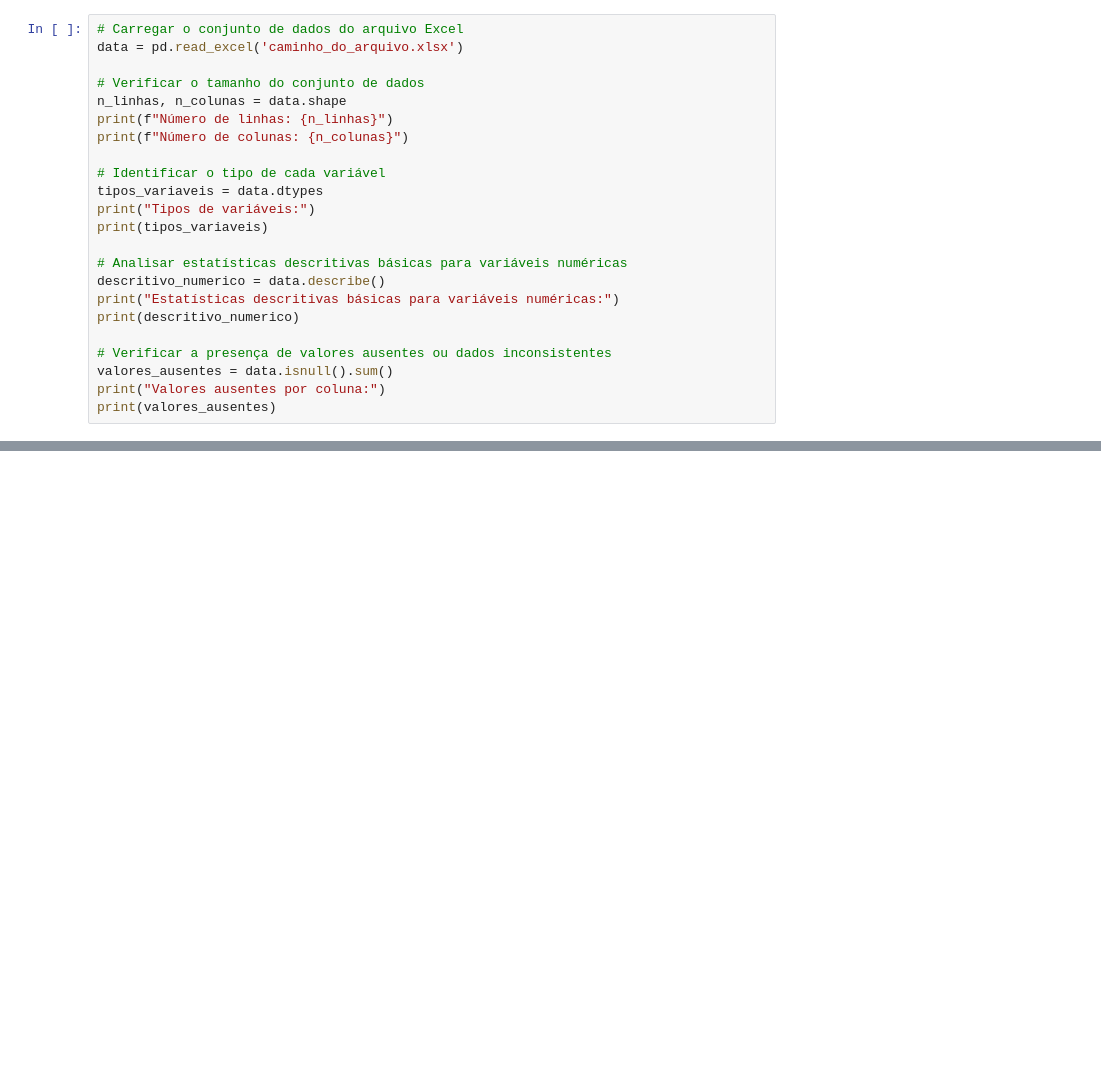
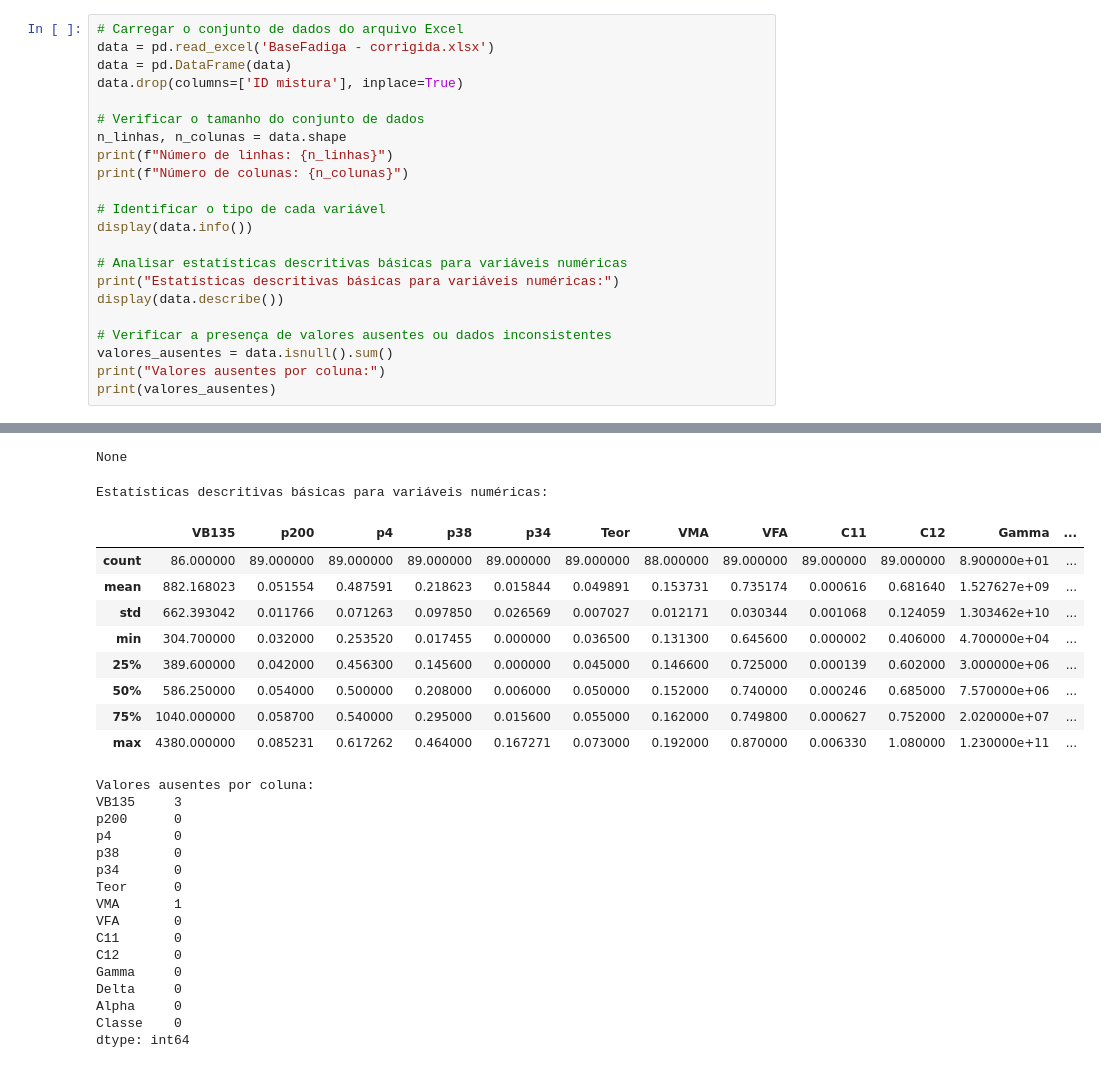
Before and after one commit to antonnyvictor18/IC, a Jupyter notebook: notebook.ipynb, the cells around one changed output, grey strips where cells are left out. Saved outputs shown, nothing was run; the diff lists cells and outputs as text; blank space fills up the shorter version.

```diff
--- a/notebook.ipynb
+++ b/notebook.ipynb
@@ -11,6 +13,8 @@ from sklearn.metrics import mean_squared_error, accuracy_score
 # %%
 # Carregar o conjunto de dados do arquivo Excel
-data = pd.read_excel('caminho_do_arquivo.xlsx')
+data = pd.read_excel('BaseFadiga - corrigida.xlsx')
+data = pd.DataFrame(data)
+data.drop(columns=['ID mistura'], inplace=True)
 
 # Verificar o tamanho do conjunto de dados
 n_linhas, n_colunas = data.shape
@@ -18,16 +22,14 @@ print(f"Número de linhas: {n_linhas}")
 print(f"Número de colunas: {n_colunas}")
 
 # Identificar o tipo de cada variável
-tipos_variaveis = data.dtypes
-print("Tipos de variáveis:")
-print(tipos_variaveis)
+display(data.info())
 
 # Analisar estatísticas descritivas básicas para variáveis numéricas
-descritivo_numerico = data.describe()
 print("Estatísticas descritivas básicas para variáveis numéricas:")
-print(descritivo_numerico)
+display(data.describe())
 
 # Verificar a presença de valores ausentes ou dados inconsistentes
 valores_ausentes = data.isnull().sum()
 print("Valores ausentes por coluna:")
 print(valores_ausentes)
+# %% [output]
@@ -33,0 +53,27 @@ print(valores_ausentes)
+None
+Estatísticas descritivas básicas para variáveis numéricas:
+|  | VB135 | p200 | p4 | p38 | p34 | Teor | VMA | VFA | C11 | C12 | Gamma | ... |
+| count | 86.000000 | 89.000000 | 89.000000 | 89.000000 | 89.000000 | 89.000000 | 88.000000 | 89.000000 | 89.000000 | 89.000000 | 8.900000e+01 | ... |
+| mean | 882.168023 | 0.051554 | 0.487591 | 0.218623 | 0.015844 | 0.049891 | 0.153731 | 0.735174 | 0.000616 | 0.681640 | 1.527627e+09 | ... |
+| std | 662.393042 | 0.011766 | 0.071263 | 0.097850 | 0.026569 | 0.007027 | 0.012171 | 0.030344 | 0.001068 | 0.124059 | 1.303462e+10 | ... |
+| min | 304.700000 | 0.032000 | 0.253520 | 0.017455 | 0.000000 | 0.036500 | 0.131300 | 0.645600 | 0.000002 | 0.406000 | 4.700000e+04 | ... |
+| 25% | 389.600000 | 0.042000 | 0.456300 | 0.145600 | 0.000000 | 0.045000 | 0.146600 | 0.725000 | 0.000139 | 0.602000 | 3.000000e+06 | ... |
+| 50% | 586.250000 | 0.054000 | 0.500000 | 0.208000 | 0.006000 | 0.050000 | 0.152000 | 0.740000 | 0.000246 | 0.685000 | 7.570000e+06 | ... |
+| 75% | 1040.000000 | 0.058700 | 0.540000 | 0.295000 | 0.015600 | 0.055000 | 0.162000 | 0.749800 | 0.000627 | 0.752000 | 2.020000e+07 | ... |
+| max | 4380.000000 | 0.085231 | 0.617262 | 0.464000 | 0.167271 | 0.073000 | 0.192000 | 0.870000 | 0.006330 | 1.080000 | 1.230000e+11 | ... |
+Valores ausentes por coluna:
+VB135     3
+p200      0
+p4        0
+p38       0
+p34       0
+Teor      0
+VMA       1
+VFA       0
+C11       0
+C12       0
+Gamma     0
+Delta     0
+Alpha     0
+Classe    0
+dtype: int64
```
Also changed, not shown: parts of 5 cells of this notebook, 3 other files.
